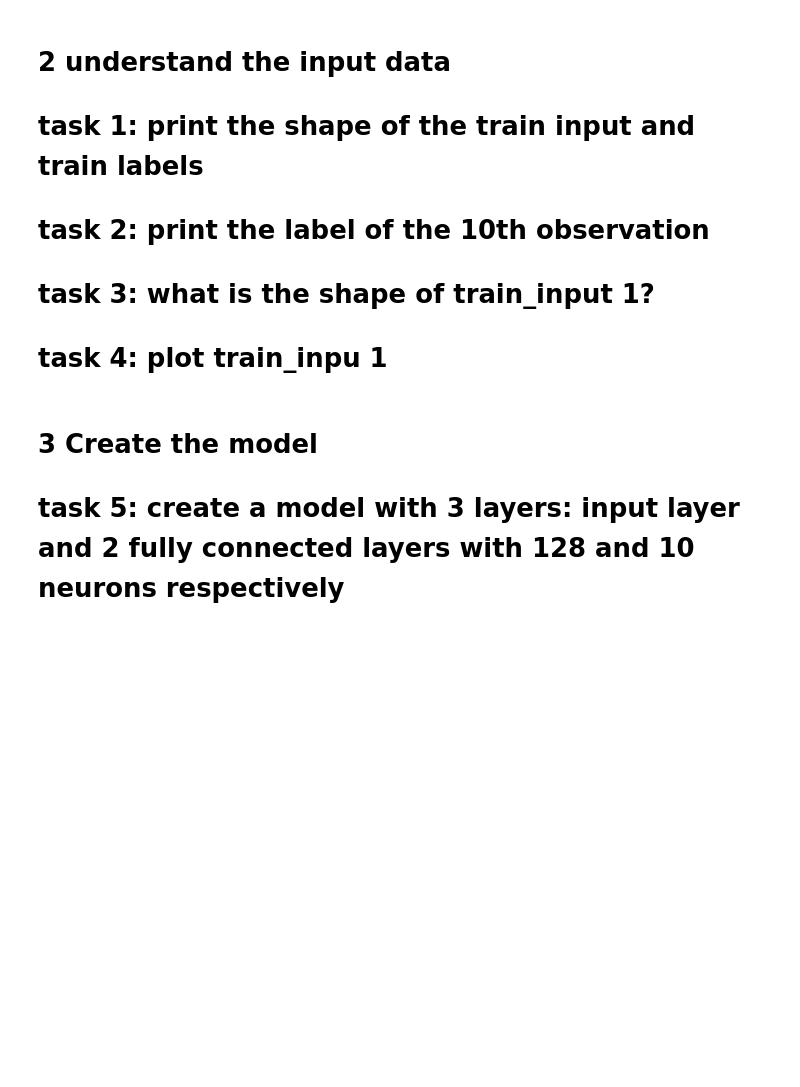
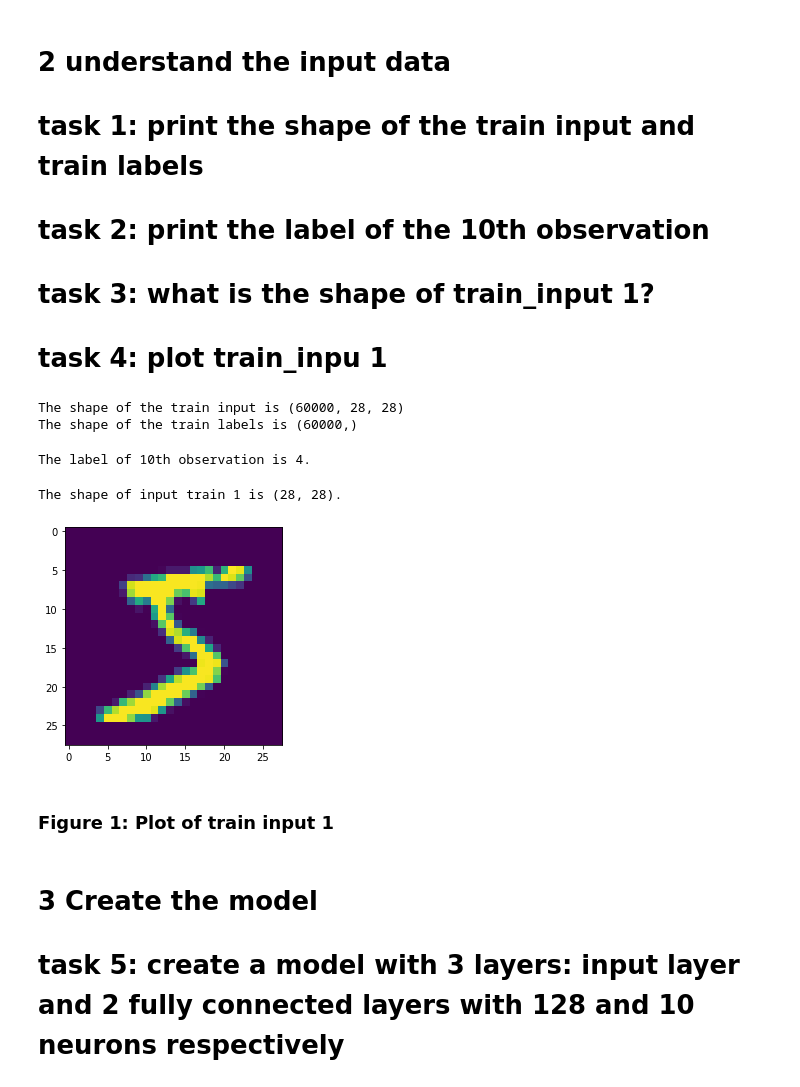
Before and after one commit to narayan-paudel/DSPS_EPAUDEL, a Jupyter notebook: HW12_ePaudel/KerasTensorflow.ipynb, the cells around one changed output. Drawn from its saved outputs; the diff is of its cells as text; code cells hidden in the pictures; blank space fills up the shorter version.

```diff
--- a/HW12_ePaudel/KerasTensorflow.ipynb
+++ b/HW12_ePaudel/KerasTensorflow.ipynb
@@ -24,6 +21,27 @@ Downloading data from https://storage.googleapis.com/tensorflow/tf-keras-dataset
 # task 3: what is the shape of train_input 1?
 
 # task 4: plot train_inpu 1
+# %%
+print("The shape of the train input is {}".format(train_input.shape))
+print("The shape of the train labels is {}".format(train_labels.shape))
+# %% [output]
+The shape of the train input is (60000, 28, 28)
+The shape of the train labels is (60000,)
+# %%
+print("The label of 10th observation is {}.".format(train_labels[9]))
+# %% [output]
+The label of 10th observation is 4.
+# %%
+print("The shape of input train 1 is {}.".format(train_input[0].shape))
+# %% [output]
+The shape of input train 1 is (28, 28).
+# %%
+#Plot of train input 1
+pl.imshow(train_input[0]);
+# %% [output]
+[figure, added]
+# %% [markdown]
+### Figure 1: Plot of train input 1
 # %% [markdown]
 # 3 Create the model
 
```
Also changed, not shown: parts of 24 cells of this notebook.
